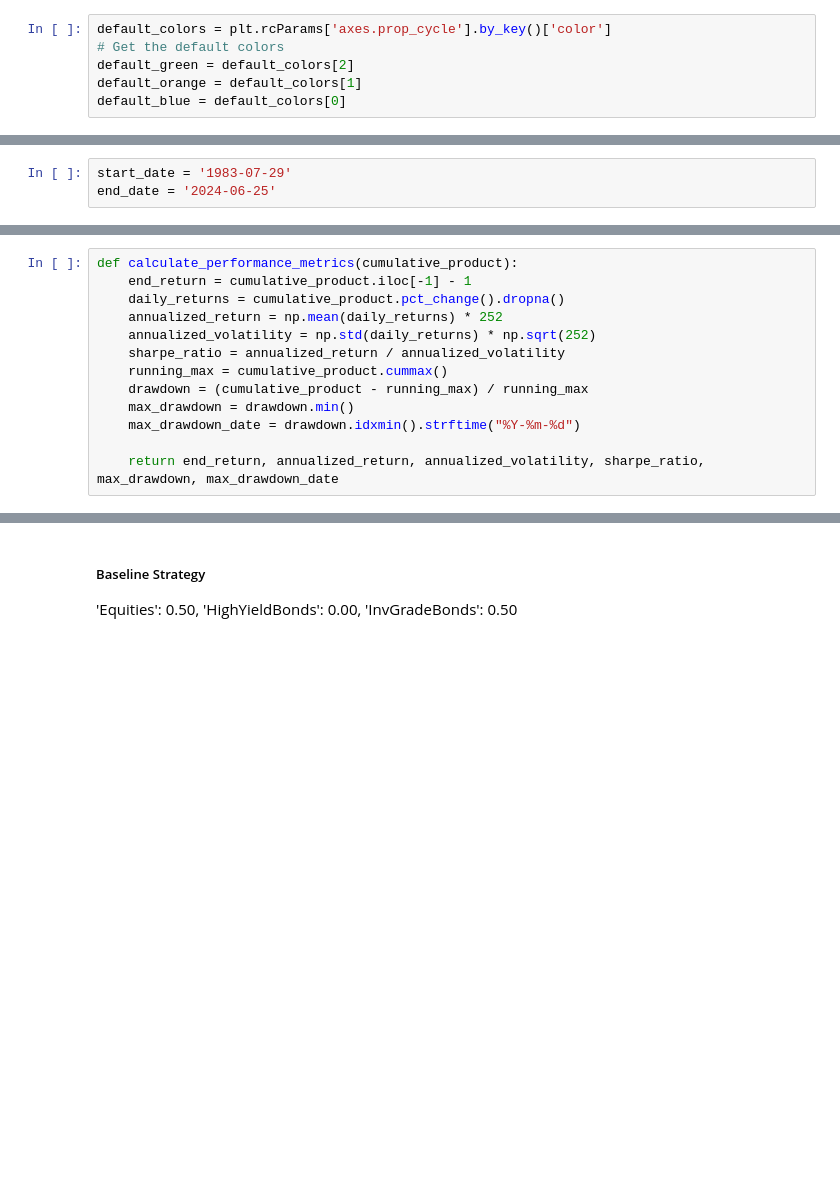
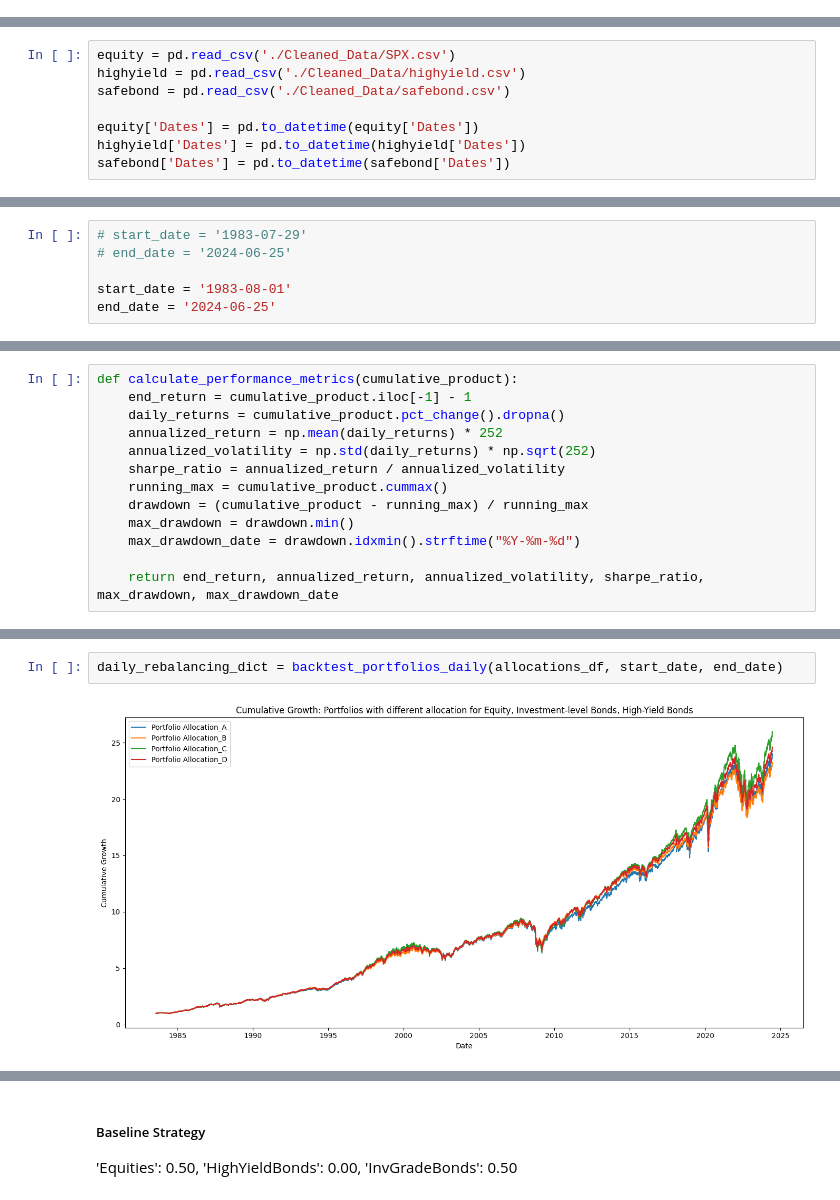
Before and after one commit to XiaozheZhangLehigh/Evaluating-the-Role-of-High-Yield-Bonds, a Jupyter notebook: NewData_Rebalancing_Code.ipynb, the cells around one changed output, grey strips where cells are left out. Cells and saved outputs as stored; diff of their text form; blank space fills up the shorter version.

```diff
--- a/NewData_Rebalancing_Code.ipynb
+++ b/NewData_Rebalancing_Code.ipynb
@@ -129,6 +29,0 @@ safebond['LogReturn'] = np.log(safebond['LAST_PRICE'] / safebond['LAST_PRICE'].s
-# %%
-default_colors = plt.rcParams['axes.prop_cycle'].by_key()['color']
-# Get the default colors
-default_green = default_colors[2]
-default_orange = default_colors[1]
-default_blue = default_colors[0]
@@ -250,3 +30,11 @@ plt.show()
+# %%
+equity = pd.read_csv('./Cleaned_Data/SPX.csv')
+highyield = pd.read_csv('./Cleaned_Data/highyield.csv')
+safebond = pd.read_csv('./Cleaned_Data/safebond.csv')
+
+equity['Dates'] = pd.to_datetime(equity['Dates'])
+highyield['Dates'] = pd.to_datetime(highyield['Dates'])
+safebond['Dates'] = pd.to_datetime(safebond['Dates'])
 # %% [markdown]
 ### No Rebalancing - Buy and Hold
 # %% [markdown]
@@ -274,7 +62,10 @@ allocations_df
 | 1 | HighYieldBonds | Bloomberg HighYield | 0.0 | 0.1 | 0.1 | 0.10 |
 | 2 | InvGradeBonds | Bloomberg Agg | 0.5 | 0.5 | 0.4 | 0.45 |
 # %%
-start_date = '1983-07-29'
+# start_date = '1983-07-29'
+# end_date = '2024-06-25'
+
+start_date = '1983-08-01'
 end_date = '2024-06-25'
 # %%
 import pandas as pd
@@ -367,0 +217,4 @@ performance_df
+# %%
+daily_rebalancing_dict = backtest_portfolios_daily(allocations_df, start_date, end_date)
+# %% [output]
+[figure, added]
```
Also changed, not shown: parts of 36 cells of this notebook, 9 other files.
